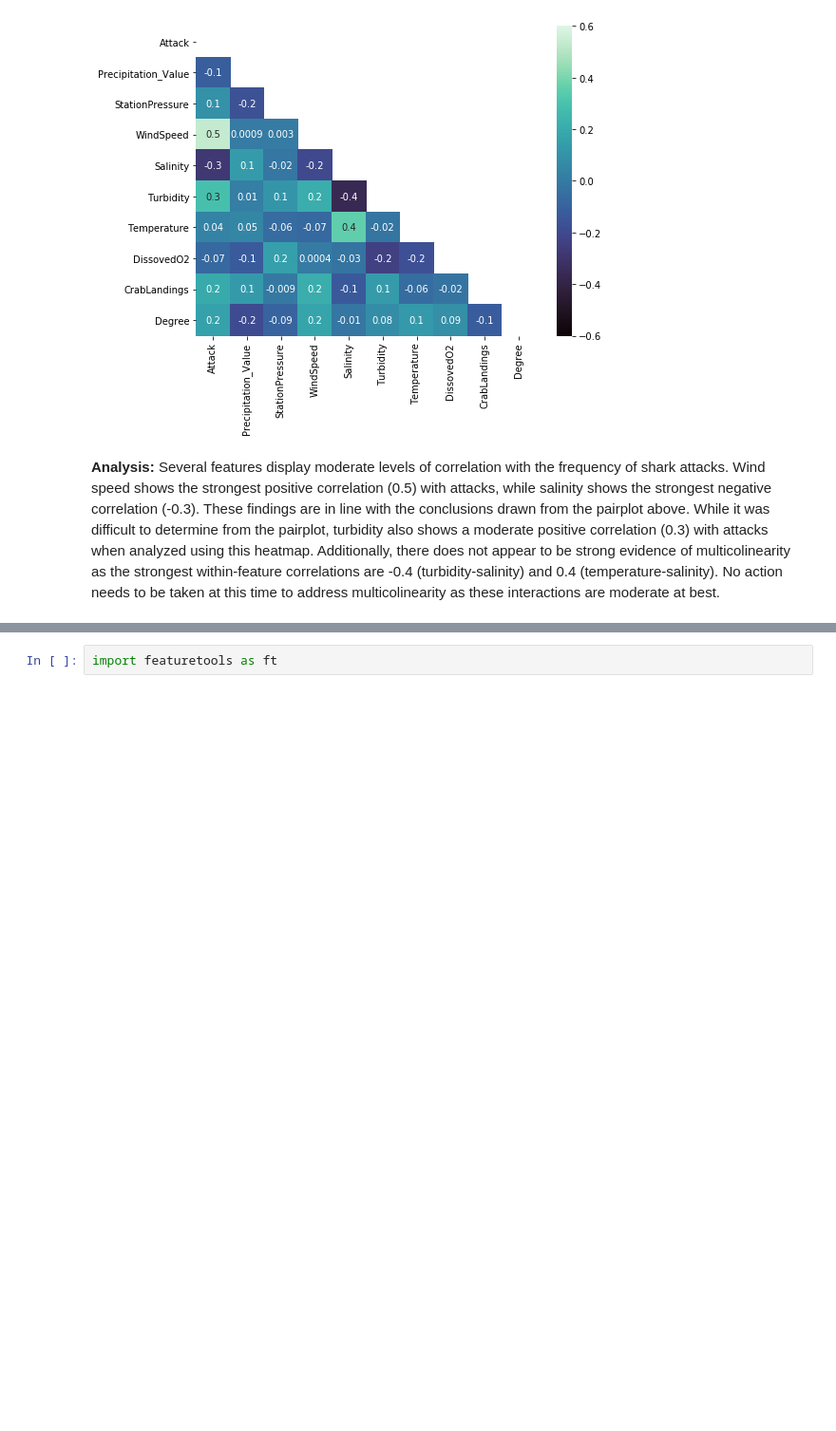
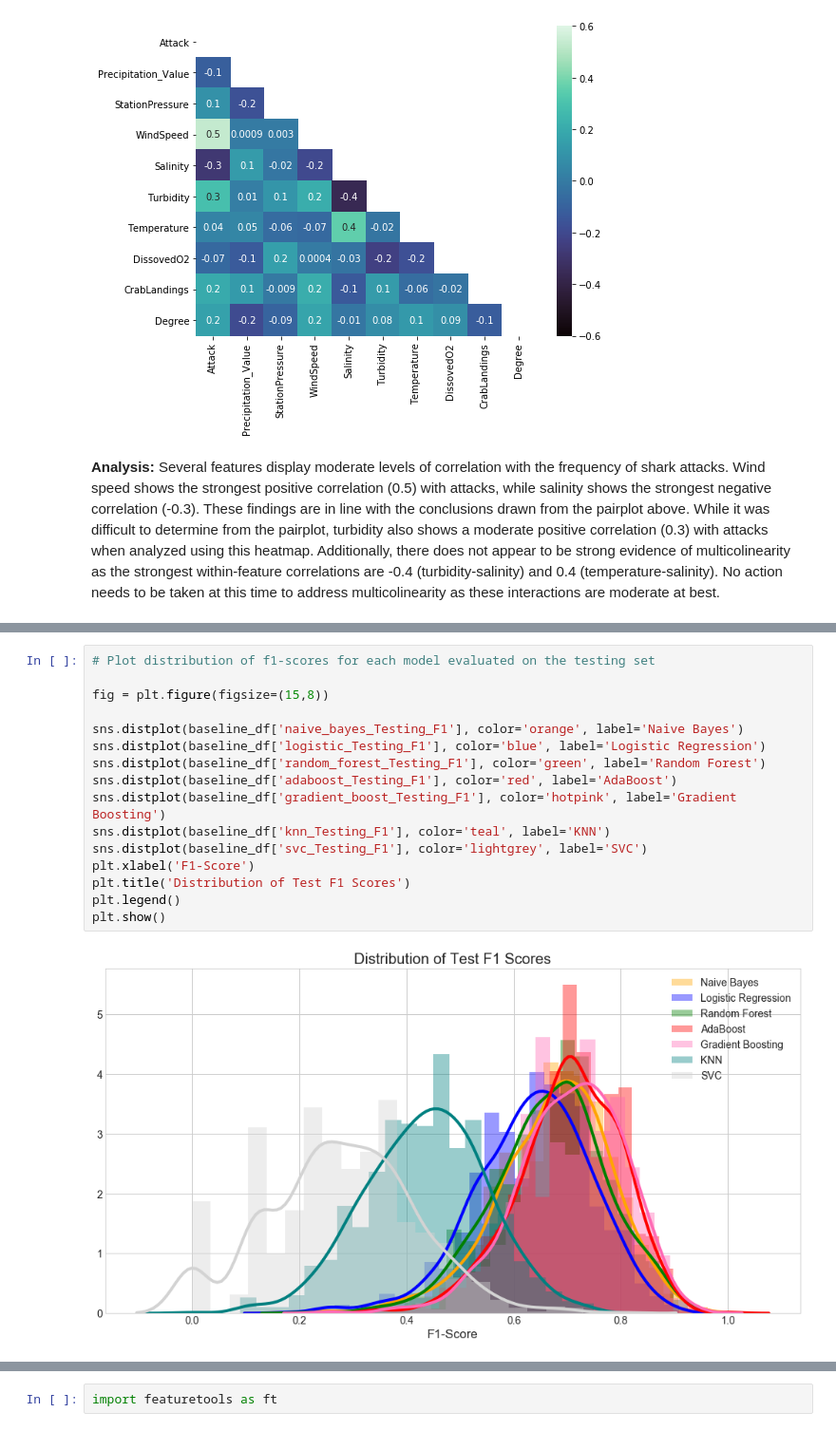
Before and after one commit to kpokrass/Shark_Attacks, a Jupyter notebook: shark_attacks.ipynb, the cells around one changed output, grey strips where cells are left out. Shown at 95% size. Saved outputs shown, nothing was run; the diff lists cells and outputs as text; blank space fills up the shorter version.

```diff
--- a/shark_attacks.ipynb
+++ b/shark_attacks.ipynb
@@ -366,0 +484,18 @@ memory usage: 19.2 KB
+# %%
+# Plot distribution of f1-scores for each model evaluated on the testing set
+
+fig = plt.figure(figsize=(15,8))
+
+sns.distplot(baseline_df['naive_bayes_Testing_F1'], color='orange', label='Naive Bayes')
+sns.distplot(baseline_df['logistic_Testing_F1'], color='blue', label='Logistic Regression')
+sns.distplot(baseline_df['random_forest_Testing_F1'], color='green', label='Random Forest')
+sns.distplot(baseline_df['adaboost_Testing_F1'], color='red', label='AdaBoost')
+sns.distplot(baseline_df['gradient_boost_Testing_F1'], color='hotpink', label='Gradient Boosting')
+sns.distplot(baseline_df['knn_Testing_F1'], color='teal', label='KNN')
+sns.distplot(baseline_df['svc_Testing_F1'], color='lightgrey', label='SVC')
+plt.xlabel('F1-Score')
+plt.title('Distribution of Test F1 Scores')
+plt.legend()
+plt.show()
+# %% [output]
+[figure, added]
```
Also changed, not shown: parts of 41 cells of this notebook.
